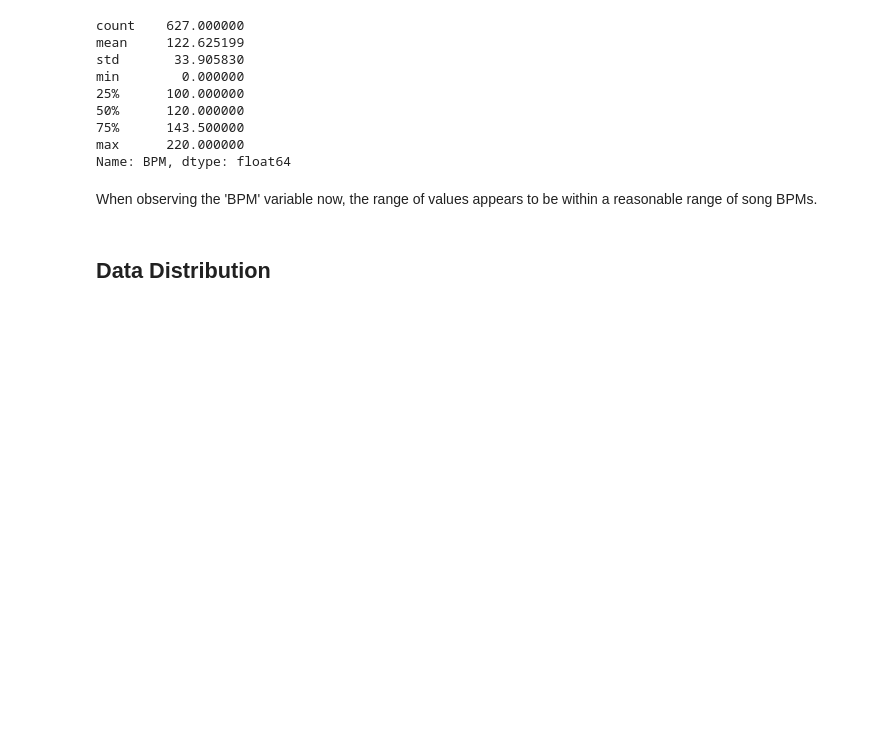
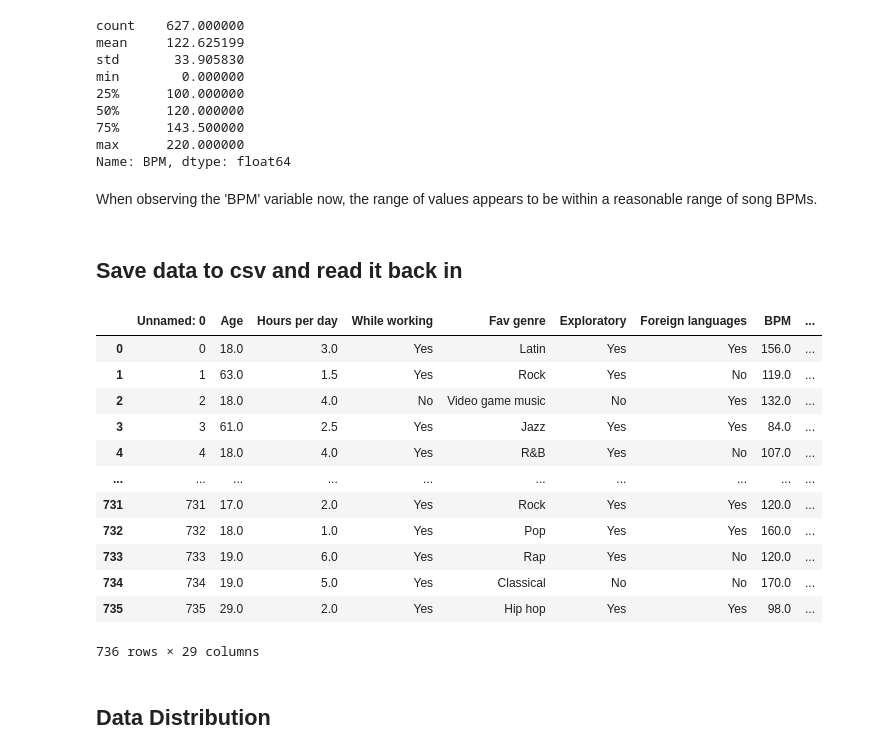
Before and after one commit to joseephwong/Data201_Joseph_Wong, a Jupyter notebook: Day3/HW3-Music-Mental-Health.ipynb, the cells around one changed output. Saved outputs shown, nothing was run; the diff lists cells and outputs as text; code cells hidden in the pictures; blank space fills up the shorter version.

```diff
--- a/Day3/HW3-Music-Mental-Health.ipynb
+++ b/Day3/HW3-Music-Mental-Health.ipynb
@@ -263,3 +263,5 @@ max      220.000000
 Name: BPM, dtype: float64
 # %% [markdown]
 When observing the 'BPM' variable now, the range of values appears to be within a reasonable range of song BPMs.
+# %% [markdown]
+## Save data to csv and read it back in
@@ -266,3 +270,20 @@ When observing the 'BPM' variable now, the range of values appears to be within
+# %%
+df = pd.read_csv('music_mental_health.csv')
+df
+# %% [output]
+|  | Unnamed: 0 | Age | Hours per day | While working | Fav genre | Exploratory | Foreign languages | BPM | ... |
+| 0 | 0 | 18.0 | 3.0 | Yes | Latin | Yes | Yes | 156.0 | ... |
+| 1 | 1 | 63.0 | 1.5 | Yes | Rock | Yes | No | 119.0 | ... |
+| 2 | 2 | 18.0 | 4.0 | No | Video game music | No | Yes | 132.0 | ... |
+| 3 | 3 | 61.0 | 2.5 | Yes | Jazz | Yes | Yes | 84.0 | ... |
+| 4 | 4 | 18.0 | 4.0 | Yes | R&B | Yes | No | 107.0 | ... |
+| ... | ... | ... | ... | ... | ... | ... | ... | ... | ... |
+| 731 | 731 | 17.0 | 2.0 | Yes | Rock | Yes | Yes | 120.0 | ... |
+| 732 | 732 | 18.0 | 1.0 | Yes | Pop | Yes | Yes | 160.0 | ... |
+| 733 | 733 | 19.0 | 6.0 | Yes | Rap | Yes | No | 120.0 | ... |
+| 734 | 734 | 19.0 | 5.0 | Yes | Classical | No | No | 170.0 | ... |
+| 735 | 735 | 29.0 | 2.0 | Yes | Hip hop | Yes | Yes | 98.0 | ... |
+736 rows × 29 columns
 # %% [markdown]
 ## Data Distribution
 # %% [markdown]
```
Also changed, not shown: parts of 27 cells of this notebook.
